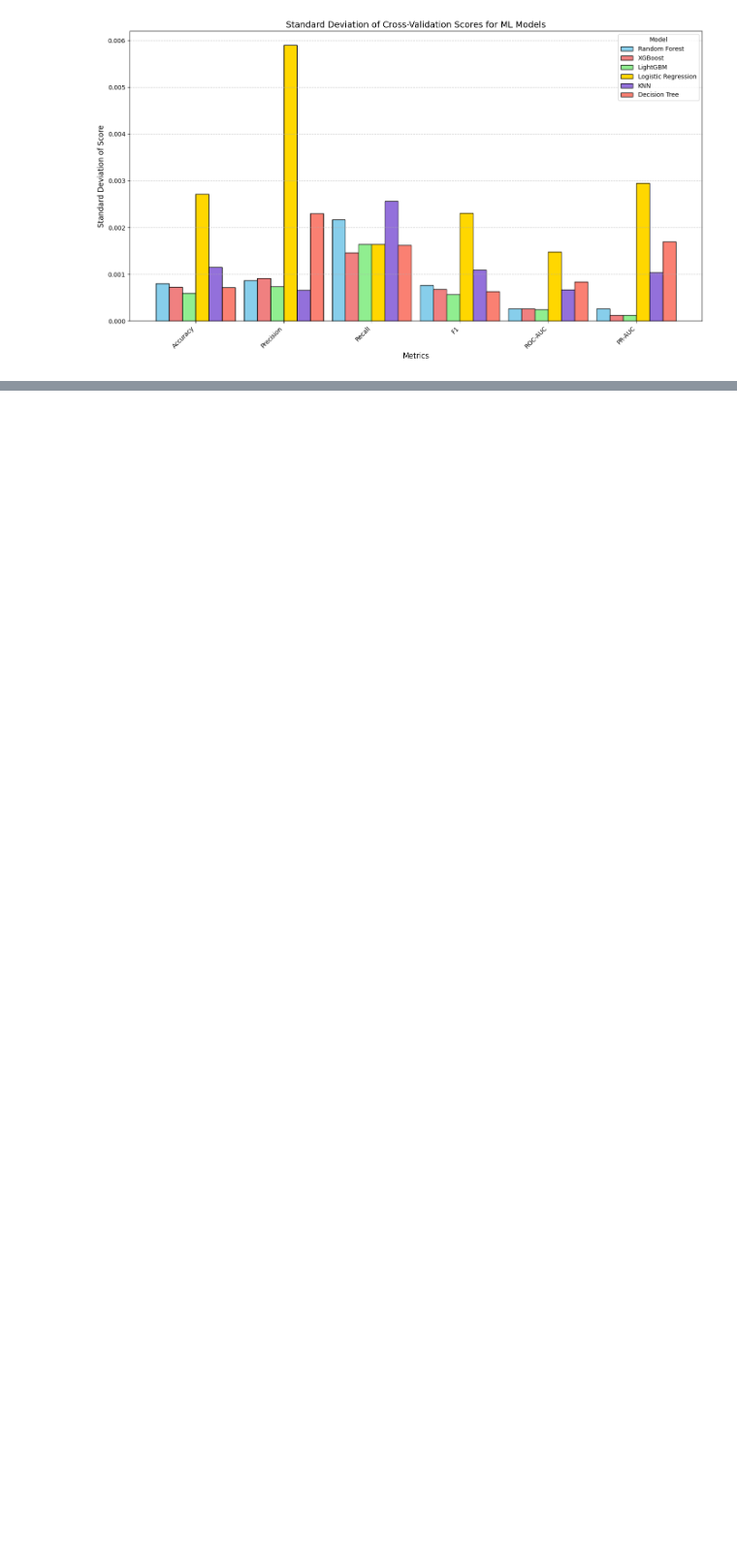
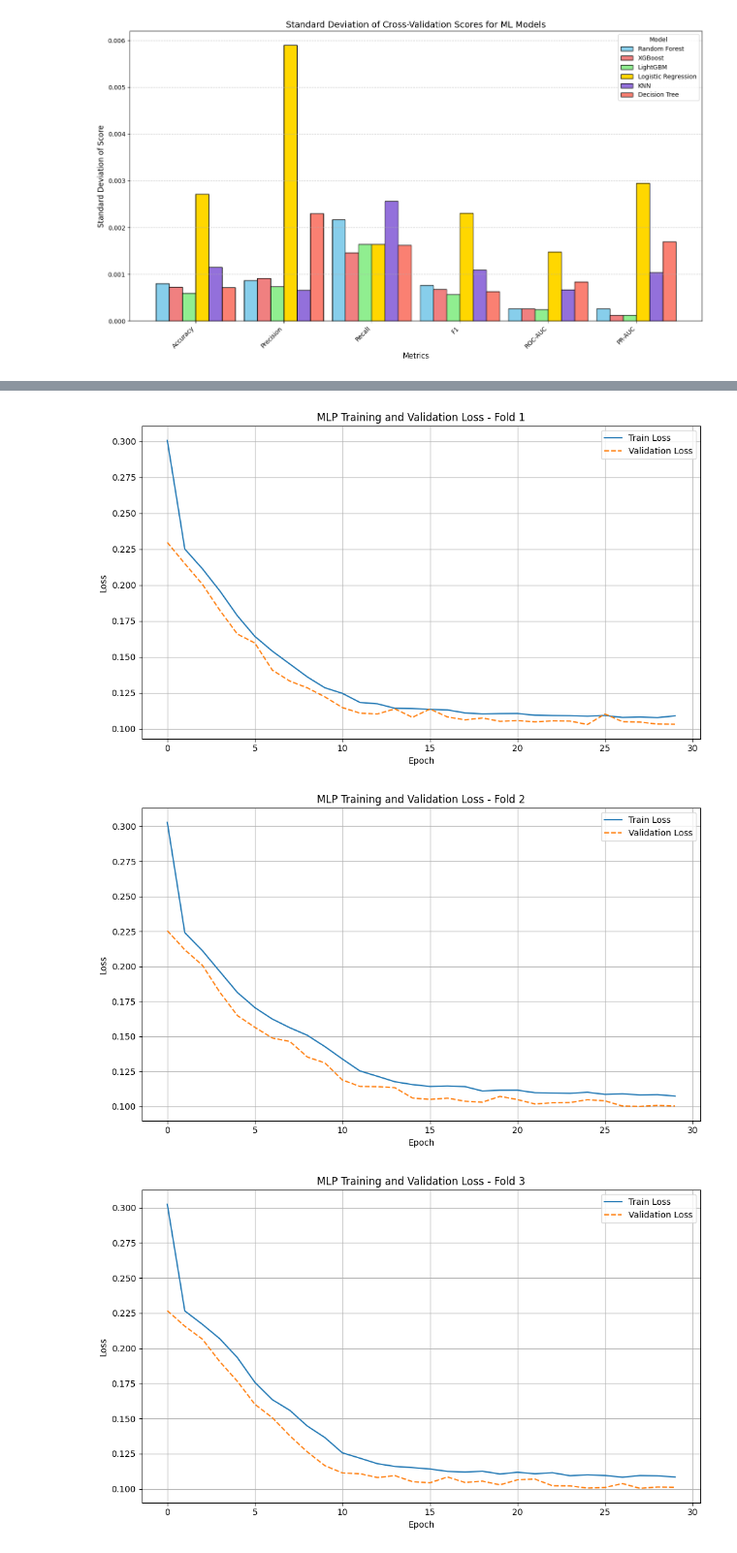
Before and after one commit to halimAhtasham/Network-_Intrusion_Detection---All_In_One, a Jupyter notebook: Binary_Classification_on_NIDS_with_ROSIDS23.ipynb, the cells around one changed output, grey strips where cells are left out. Shown at 97% size. Drawn from its saved outputs; the diff is of its cells as text; code cells hidden in the pictures; blank space fills up the shorter version.

```diff
--- a/Binary_Classification_on_NIDS_with_ROSIDS23.ipynb
+++ b/Binary_Classification_on_NIDS_with_ROSIDS23.ipynb
@@ -1248,0 +1253,24 @@ plt.show()
+# %%
+import torch
+import torch.nn as nn
+from torch.utils.data import TensorDataset, DataLoader
+device = torch.device("cuda" if torch.cuda.is_available() else "cpu")
+# %%
+class MLP(nn.Module):
+    def __init__(self, input_dim):
+        super().__init__()
+
+        self.network = nn.Sequential(
+            nn.Linear(input_dim, 128),
+            nn.ReLU(),
+            nn.Dropout(0.30),
+
+            nn.Linear(128, 64),
+            nn.ReLU(),
+            nn.Dropout(0.30),
+
+            nn.Linear(64, 1)
+        )
+
+    def forward(self, x):
+        return self.network(x)
@@ -1248,0 +1627,16 @@ plt.show()
+# %%
+for i, history in enumerate(mlp_histories):
+    plt.figure(figsize=(10, 6))
+    plt.plot(history['train_loss'], label='Train Loss')
+    plt.plot(history['val_loss'], label='Validation Loss', linestyle='--')
+    plt.title(f'MLP Training and Validation Loss - Fold {i+1}')
+    plt.xlabel('Epoch')
+    plt.ylabel('Loss')
+    plt.legend()
+    plt.grid(True)
+    plt.tight_layout()
+    plt.show()
+# %% [output]
+[figure, added]
+[figure, added]
+[figure, added]
```
Also changed, not shown: parts of 17 cells of this notebook.
